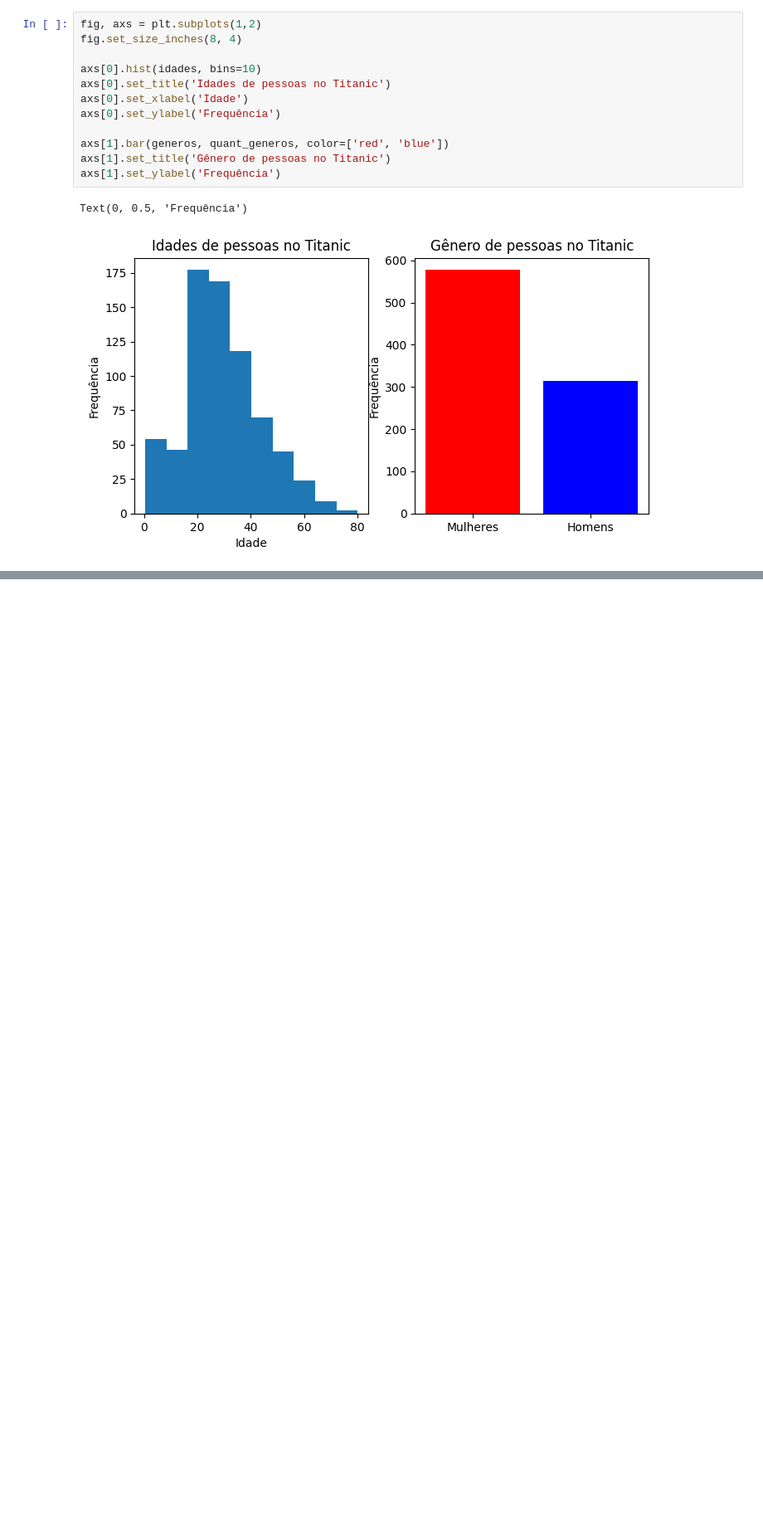
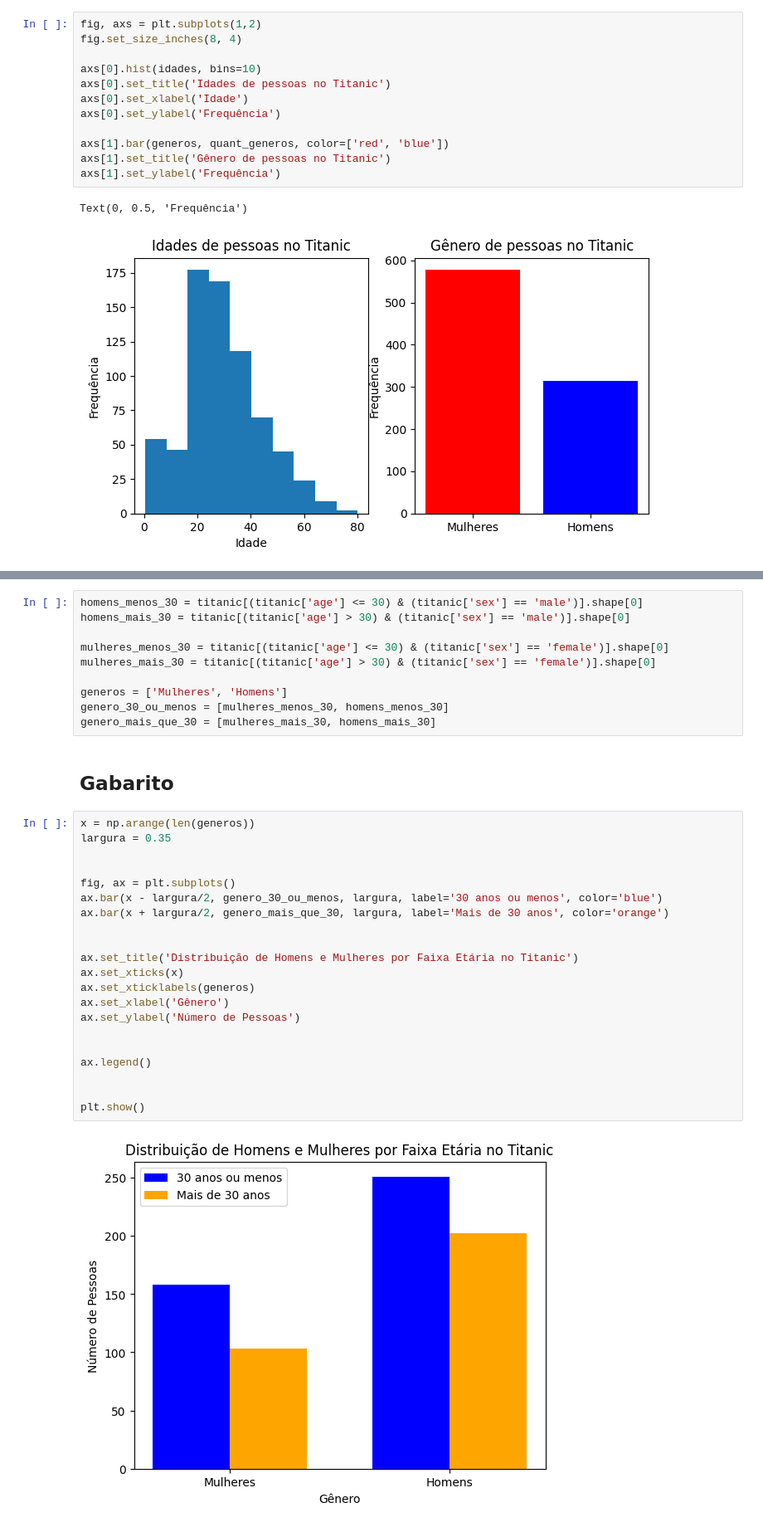
Before and after one commit to icmc-data/Curso-de-Python-2024, a Jupyter notebook: Aula 5/matplotlib_exercicios.ipynb, the cells around one changed output, grey strips where cells are left out. Shown: that part at 83% size. Saved outputs shown, nothing was run; the diff lists cells and outputs as text; blank space fills up the shorter version.

```diff
--- a/Aula 5/matplotlib_exercicios.ipynb
+++ b/Aula 5/matplotlib_exercicios.ipynb
@@ -103,0 +114,35 @@ Text(0, 0.5, 'Frequência')
+# %%
+homens_menos_30 = titanic[(titanic['age'] <= 30) & (titanic['sex'] == 'male')].shape[0]
+homens_mais_30 = titanic[(titanic['age'] > 30) & (titanic['sex'] == 'male')].shape[0]
+
+mulheres_menos_30 = titanic[(titanic['age'] <= 30) & (titanic['sex'] == 'female')].shape[0]
+mulheres_mais_30 = titanic[(titanic['age'] > 30) & (titanic['sex'] == 'female')].shape[0]
+
+generos = ['Mulheres', 'Homens']
+genero_30_ou_menos = [mulheres_menos_30, homens_menos_30]
+genero_mais_que_30 = [mulheres_mais_30, homens_mais_30]
+# %% [markdown]
+## Gabarito
+# %%
+x = np.arange(len(generos))
+largura = 0.35
+
+
+fig, ax = plt.subplots()
+ax.bar(x - largura/2, genero_30_ou_menos, largura, label='30 anos ou menos', color='blue')
+ax.bar(x + largura/2, genero_mais_que_30, largura, label='Mais de 30 anos', color='orange')
+
+
+ax.set_title('Distribuição de Homens e Mulheres por Faixa Etária no Titanic')
+ax.set_xticks(x)
+ax.set_xticklabels(generos)
+ax.set_xlabel('Gênero')
+ax.set_ylabel('Número de Pessoas')
+
+
+ax.legend()
+
+
+plt.show()
+# %% [output]
+[figure, added]
```
Also changed, not shown: parts of 2 cells of this notebook.
